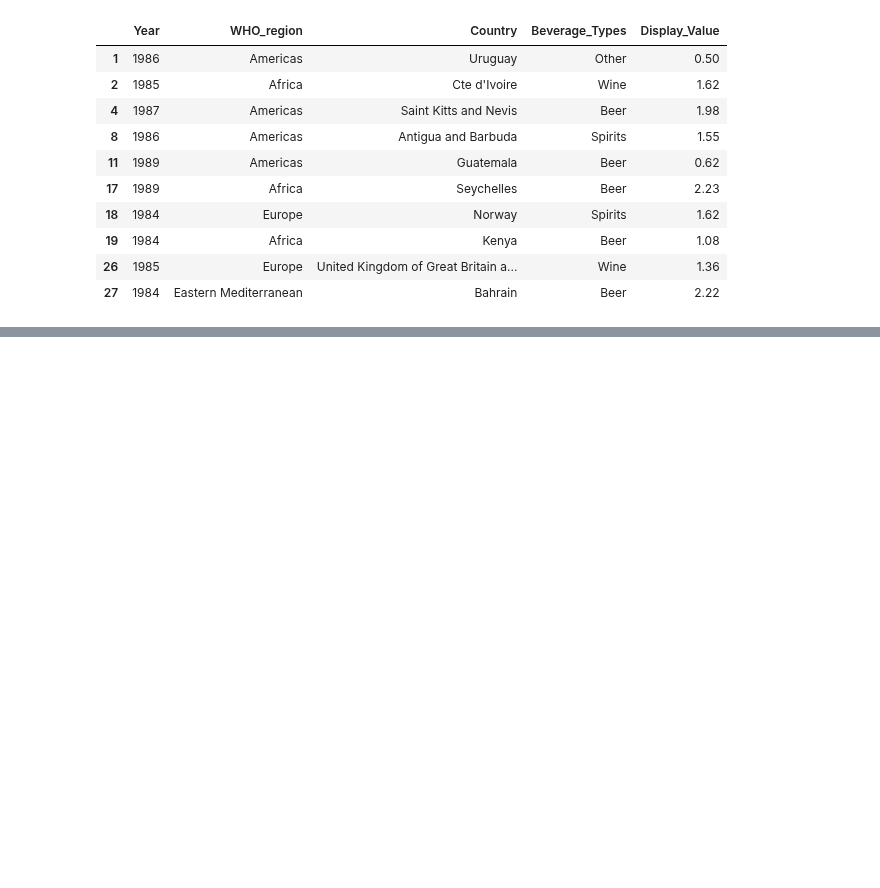
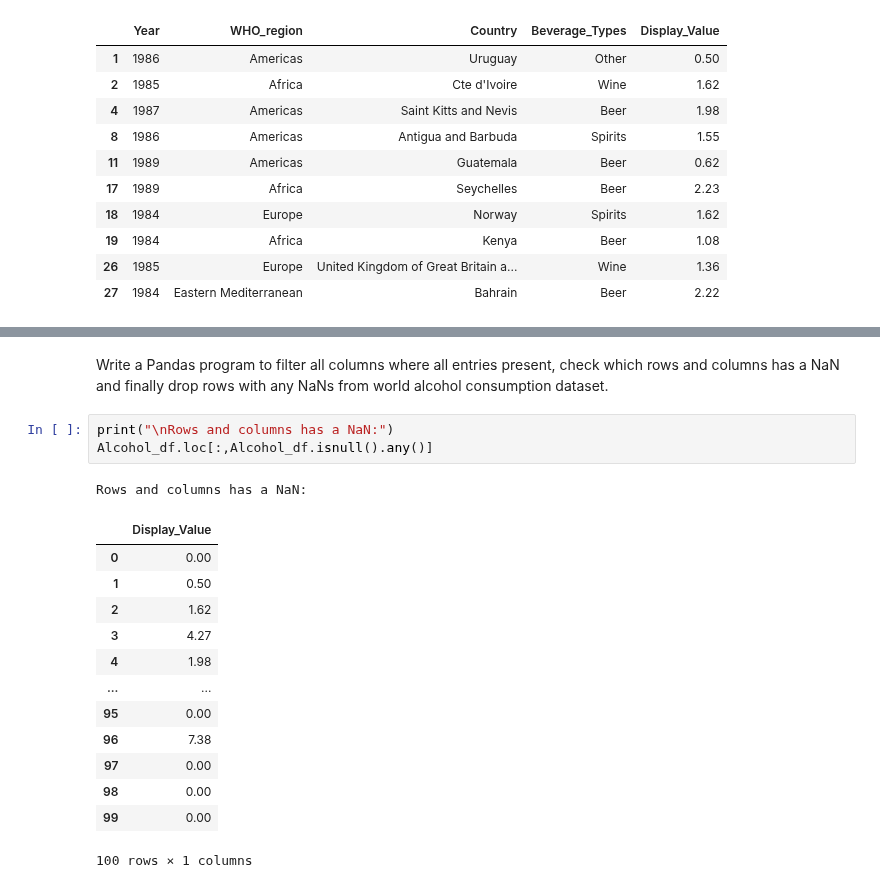
Before and after one commit to vibhutivadje/Python_for_Data_Analysis, a Jupyter notebook: Alcohol_Consumption_dataAnalysis.ipynb, the cells around one changed output, grey strips where cells are left out. Drawn from its saved outputs; the diff is of its cells as text; blank space fills up the shorter version.

```diff
--- a/Alcohol_Consumption_dataAnalysis.ipynb
+++ b/Alcohol_Consumption_dataAnalysis.ipynb
@@ -340,0 +444,20 @@ Alcohol_df[(Alcohol_df['Display_Value']>=0.5) & (Alcohol_df['Display_Value']<=2.
+# %% [markdown]
+Write a Pandas program to filter all columns where all entries present, check which rows and columns has a NaN and finally drop rows with any NaNs from world alcohol consumption dataset.
+# %%
+print("\nRows and columns has a NaN:")
+Alcohol_df.loc[:,Alcohol_df.isnull().any()]
+# %% [output]
+Rows and columns has a NaN:
+|  | Display_Value |
+| 0 | 0.00 |
+| 1 | 0.50 |
+| 2 | 1.62 |
+| 3 | 4.27 |
+| 4 | 1.98 |
+| ... | ... |
+| 95 | 0.00 |
+| 96 | 7.38 |
+| 97 | 0.00 |
+| 98 | 0.00 |
+| 99 | 0.00 |
+100 rows × 1 columns
```
Also changed, not shown: parts of 16 cells of this notebook.
